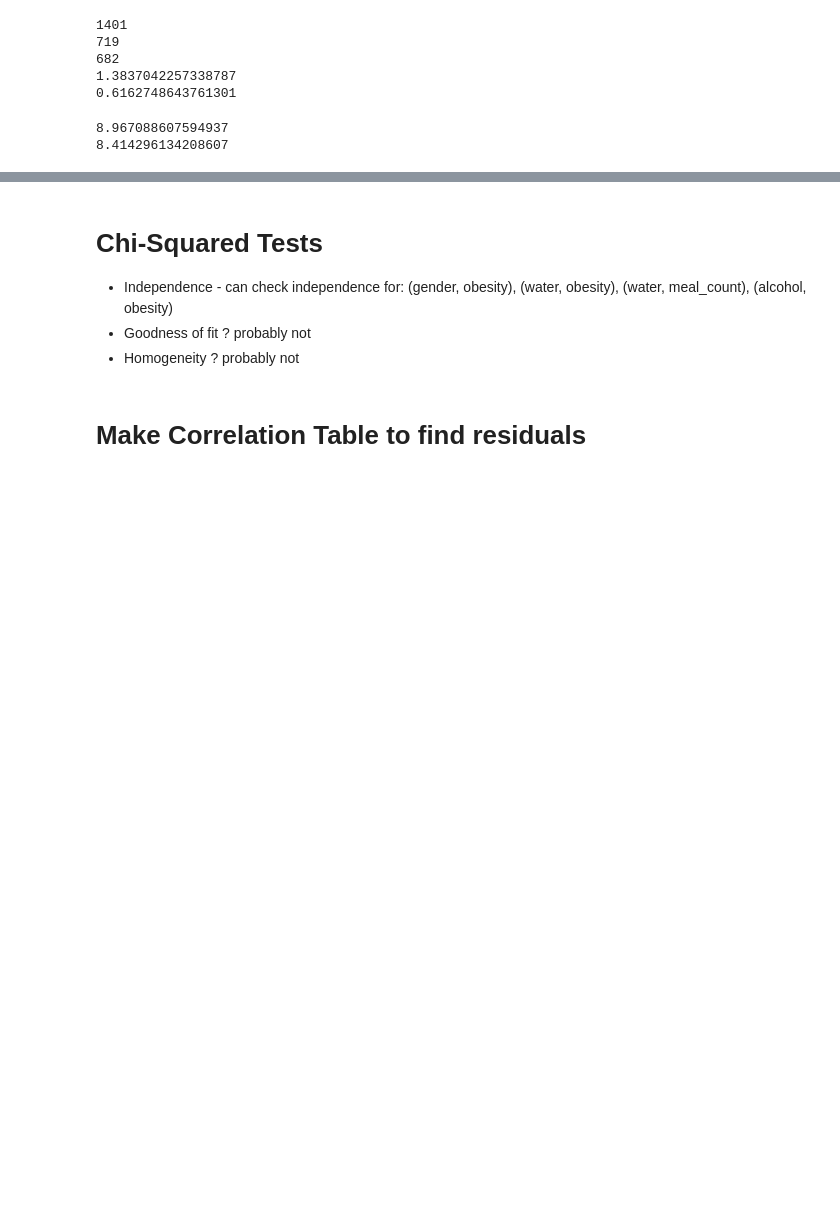
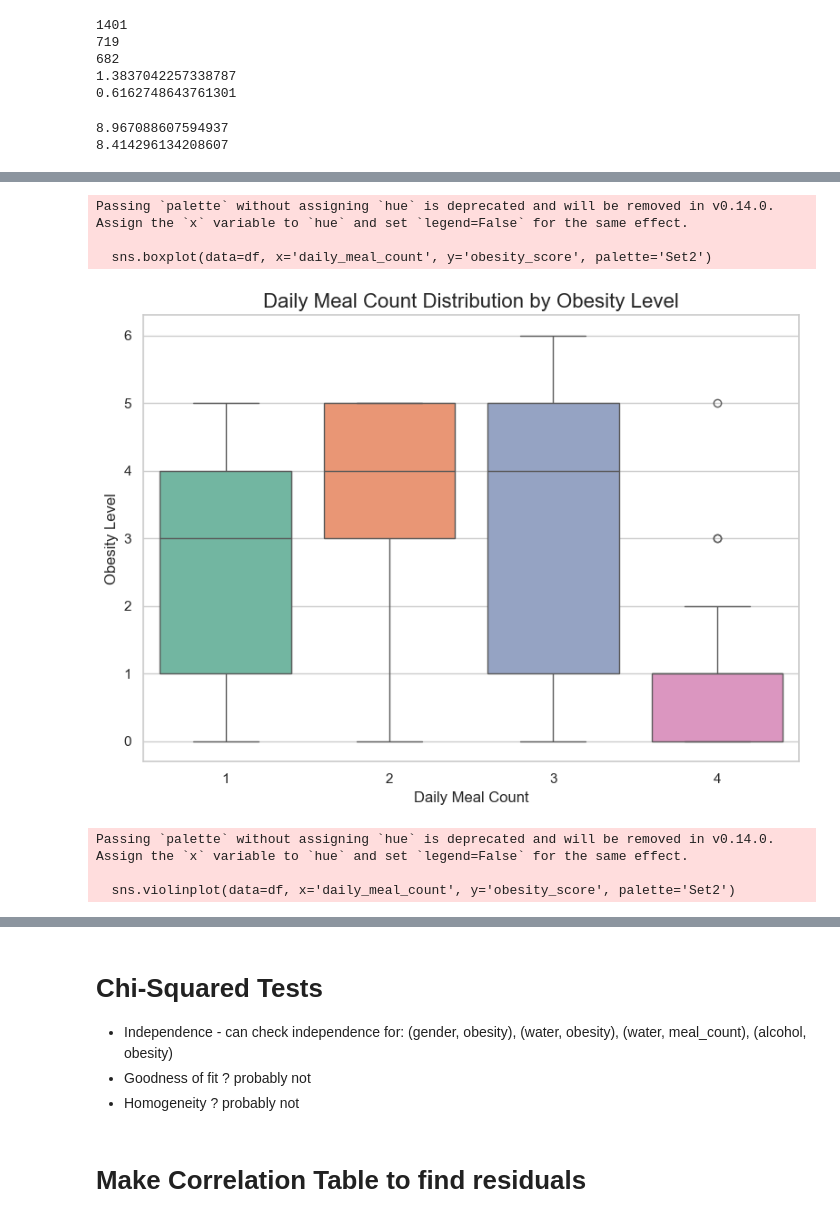
Before and after one commit to GerardoG2/obesity-risk-analyis, a Jupyter notebook: UCI_analysis.ipynb, the cells around one changed output, grey strips where cells are left out. Cells and saved outputs as stored; diff of their text form; code cells hidden in the pictures; blank space fills up the shorter version.

```diff
--- a/UCI_analysis.ipynb
+++ b/UCI_analysis.ipynb
@@ -214,0 +285,56 @@ print(rr2)
+# %%
+# daily meal count vs obesity level
+obesity_mapping = {
+    'Insufficient_Weight': 0,
+    'Normal_Weight': 1,
+    'Overweight_Level_I': 2,
+    'Overweight_Level_II': 3,
+    'Obesity_Type_I': 4,
+    'Obesity_Type_II': 5,
+    'Obesity_Type_III': 6
+}
+df['daily_meal_count'] = df['daily_meal_count'].astype(int)
+df['obesity_score'] = df['obesity_level'].map(obesity_mapping)
+
+plt.figure(figsize=(8, 6))
+sns.boxplot(data=df, x='daily_meal_count', y='obesity_score', palette='Set2')
+
+# Title and labels
+plt.title('Daily Meal Count Distribution by Obesity Level', fontsize=16)
+plt.ylabel('Obesity Level', fontsize=12)
+plt.xlabel('Daily Meal Count', fontsize=12)
+
+# Show the plot
+plt.tight_layout()
+plt.show()
+
+sns.set(style="whitegrid", palette="muted")
+
+# Create a barplot to show the daily meal count distribution by obesity level
+plt.figure(figsize=(8, 6))
+sns.countplot(data=df, x='daily_meal_count', hue='obesity_level', palette='Set2')
+
+# Title and labels
+plt.title('Daily Meal Count Distribution by Obesity Level', fontsize=16)
+plt.xlabel('Daily Meal Count', fontsize=12)
+plt.ylabel('Count of Individuals', fontsize=12)
+
+plt.figure(figsize=(8, 6))
+sns.violinplot(data=df, x='daily_meal_count', y='obesity_score', palette='Set2')
+
+# Title and labels
+plt.title('Daily Meal Count Distribution by Obesity Level', fontsize=16)
+plt.ylabel('Obesity Level', fontsize=12)
+plt.xlabel('Daily Meal Count', fontsize=12)
+
+# Show the plot
+plt.tight_layout()
+plt.show()
+# %% [output]
+Passing `palette` without assigning `hue` is deprecated and will be removed in v0.14.0. Assign the `x` variable to `hue` and set `legend=False` for the same effect.
+
+  sns.boxplot(data=df, x='daily_meal_count', y='obesity_score', palette='Set2')
+[figure, added]
+Passing `palette` without assigning `hue` is deprecated and will be removed in v0.14.0. Assign the `x` variable to `hue` and set `legend=False` for the same effect.
+
+  sns.violinplot(data=df, x='daily_meal_count', y='obesity_score', palette='Set2')
```
Also changed, not shown: parts of 5 cells of this notebook.
